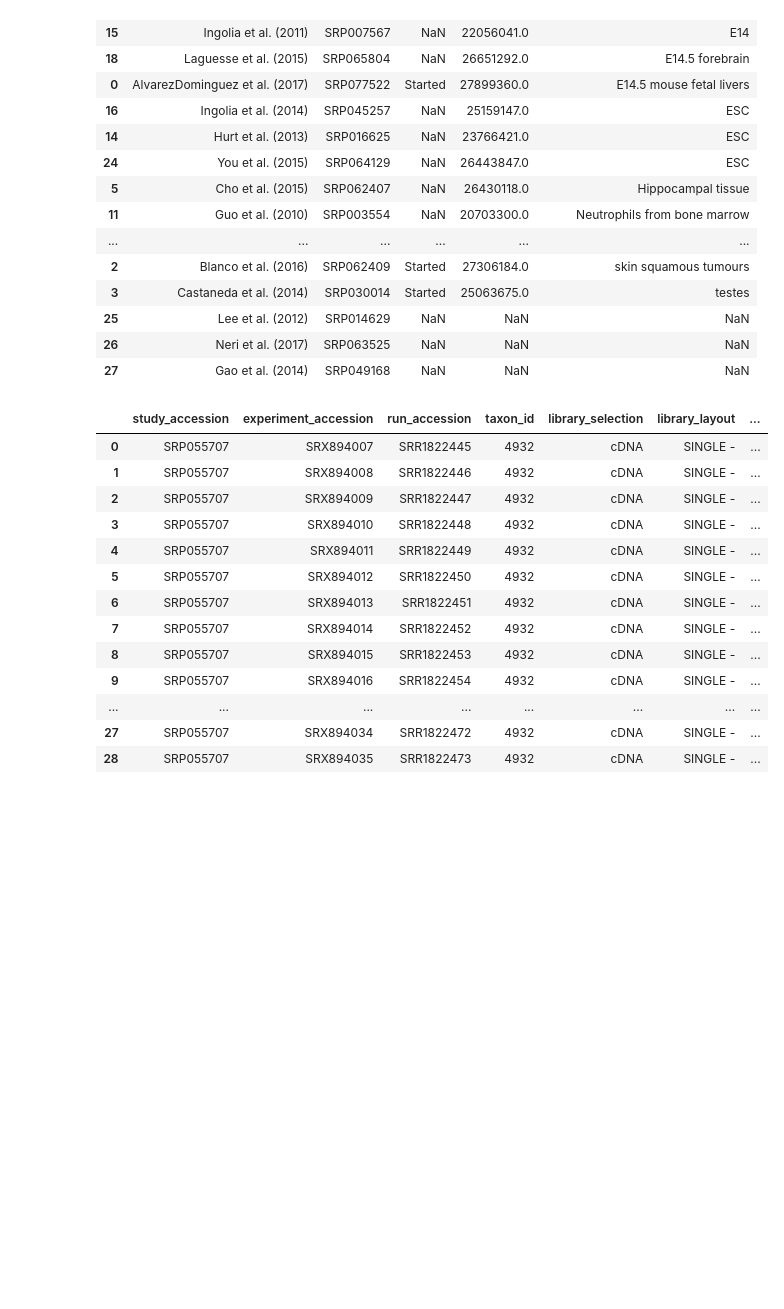
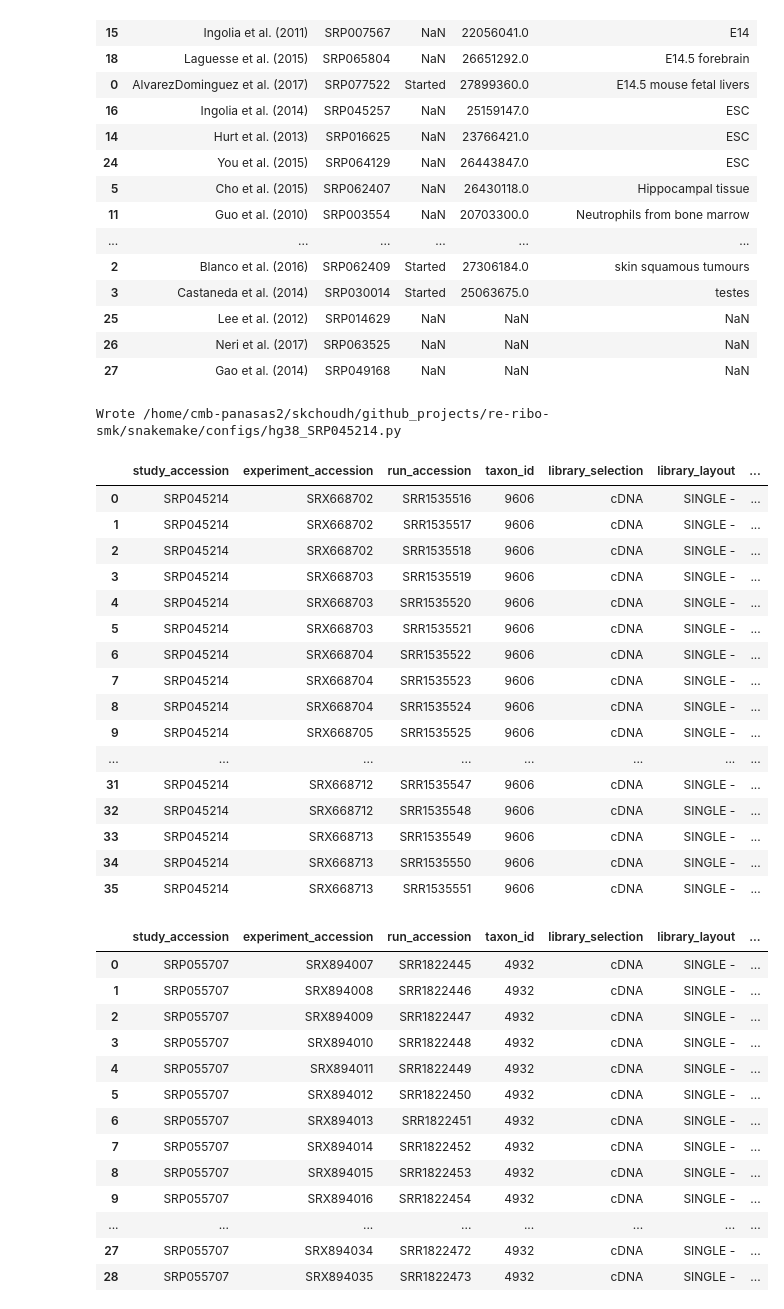
Before and after one commit to saketkc/re-ribo-smk, a Jupyter notebook: notebooks/Symlink-RiboSeq-samples.ipynb, the cells around one changed output. Cells and saved outputs as stored; diff of their text form; code cells hidden in the pictures; blank space fills up the shorter version.

Commit message:
Add configs

```diff
--- a/notebooks/Symlink-RiboSeq-samples.ipynb
+++ b/notebooks/Symlink-RiboSeq-samples.ipynb
@@ -64,6 +64,31 @@ datasets['mm10'].sort_values(by=['Tissue'])
 | 27 | Gao et al. (2014) | SRP049168 | NaN | NaN | NaN |
 # %%
 db = SRAdb('/staging/as/skchoudh/SRAmetadb.sqlite')
+# %%
+srp = 'SRP045214'
+df = db.sra_convert(srp)
+copy_sra_data(df)
+create_config_file(df=df)
+df
+# %% [output]
+Wrote /home/cmb-panasas2/skchoudh/github_projects/re-ribo-smk/snakemake/configs/hg38_SRP045214.py
+|  | study_accession | experiment_accession | run_accession | taxon_id | library_selection | library_layout | ... |
+| 0 | SRP045214 | SRX668702 | SRR1535516 | 9606 | cDNA | SINGLE - | ... |
+| 1 | SRP045214 | SRX668702 | SRR1535517 | 9606 | cDNA | SINGLE - | ... |
+| 2 | SRP045214 | SRX668702 | SRR1535518 | 9606 | cDNA | SINGLE - | ... |
+| 3 | SRP045214 | SRX668703 | SRR1535519 | 9606 | cDNA | SINGLE - | ... |
+| 4 | SRP045214 | SRX668703 | SRR1535520 | 9606 | cDNA | SINGLE - | ... |
+| 5 | SRP045214 | SRX668703 | SRR1535521 | 9606 | cDNA | SINGLE - | ... |
+| 6 | SRP045214 | SRX668704 | SRR1535522 | 9606 | cDNA | SINGLE - | ... |
+| 7 | SRP045214 | SRX668704 | SRR1535523 | 9606 | cDNA | SINGLE - | ... |
+| 8 | SRP045214 | SRX668704 | SRR1535524 | 9606 | cDNA | SINGLE - | ... |
+| 9 | SRP045214 | SRX668705 | SRR1535525 | 9606 | cDNA | SINGLE - | ... |
+| ... | ... | ... | ... | ... | ... | ... | ... |
+| 31 | SRP045214 | SRX668712 | SRR1535547 | 9606 | cDNA | SINGLE - | ... |
+| 32 | SRP045214 | SRX668712 | SRR1535548 | 9606 | cDNA | SINGLE - | ... |
+| 33 | SRP045214 | SRX668713 | SRR1535549 | 9606 | cDNA | SINGLE - | ... |
+| 34 | SRP045214 | SRX668713 | SRR1535550 | 9606 | cDNA | SINGLE - | ... |
+| 35 | SRP045214 | SRX668713 | SRR1535551 | 9606 | cDNA | SINGLE - | ... |
 # %%
 srp = 'SRP055707'
 df = db.sra_convert(srp)
```
Also changed, not shown: 3 other files.
